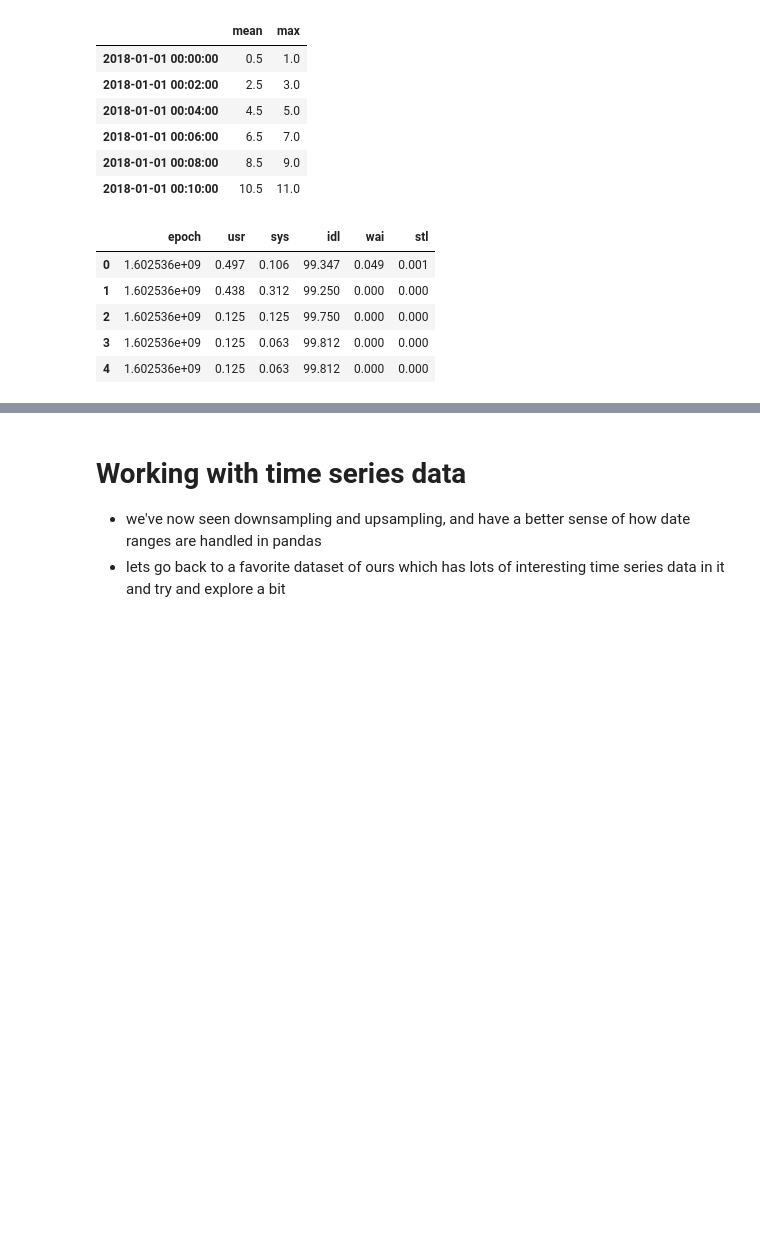
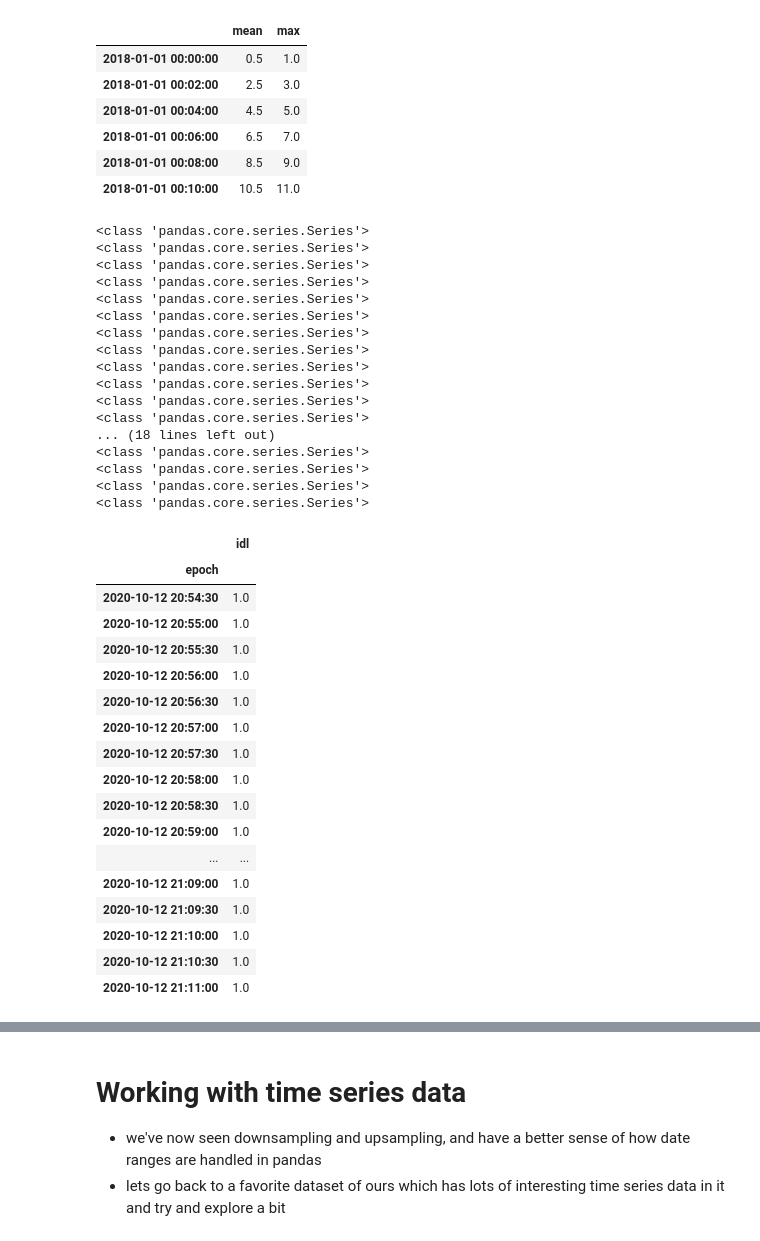
Before and after one commit to cab938/si330_fa20, a Jupyter notebook: 13_timeseries.ipynb, the cells around one changed output, grey strips where cells are left out. Cells and saved outputs as stored; diff of their text form; code cells hidden in the pictures; blank space fills up the shorter version.

```diff
--- a/13_timeseries.ipynb
+++ b/13_timeseries.ipynb
@@ -146,16 +150,64 @@ ts.resample('2min').apply(lambda x: pd.Series({"mean":np.mean(x),"max":np.max(x)
 # %%
 # Inline activity!
 df=pd.read_csv('datasets/si330_dstat.csv',skiprows=5)
 df.head()
 # How do we generate a dataframe which shows the 30 second averages and the
 # standard deviations of the idl (CPU idle) time?
+
+df=df[["epoch","idl"]]
+
+# convert our epoch time into a date time stamp
+df=df.set_index(pd.DatetimeIndex(pd.to_datetime(df["epoch"],unit='s')))
+#delete the old epoch column
+del df["epoch"]
+#df
+
+# let's spot check the mean value
+df.resample("30S").apply(np.mean)
+
+def calculate(frame):
+    print(type(frame))
+    #retval=pd.Series({"average":np.average(frame),
+                      #"std":np.std(frame)[0],
+                      #"number of observations":len(frame)})
+    return 1#retval
+df.resample("30S").apply(calculate)
 # %% [output]
+<class 'pandas.core.series.Series'>
+<class 'pandas.core.series.Series'>
+<class 'pandas.core.series.Series'>
+<class 'pandas.core.series.Series'>
+<class 'pandas.core.series.Series'>
+<class 'pandas.core.series.Series'>
+<class 'pandas.core.series.Series'>
+<class 'pandas.core.series.Series'>
+<class 'pandas.core.series.Series'>
+<class 'pandas.core.series.Series'>
+<class 'pandas.core.series.Series'>
+<class 'pandas.core.series.Series'>
+... (18 lines left out)
+<class 'pandas.core.series.Series'>
+<class 'pandas.core.series.Series'>
+<class 'pandas.core.series.Series'>
+<class 'pandas.core.series.Series'>
-|  | epoch | usr | sys | idl | wai | stl |
-| 0 | 1.602536e+09 | 0.497 | 0.106 | 99.347 | 0.049 | 0.001 |
-| 1 | 1.602536e+09 | 0.438 | 0.312 | 99.250 | 0.000 | 0.000 |
-| 2 | 1.602536e+09 | 0.125 | 0.125 | 99.750 | 0.000 | 0.000 |
-| 3 | 1.602536e+09 | 0.125 | 0.063 | 99.812 | 0.000 | 0.000 |
-| 4 | 1.602536e+09 | 0.125 | 0.063 | 99.812 | 0.000 | 0.000 |
+|  | idl |
+| epoch |  |
+| 2020-10-12 20:54:30 | 1.0 |
+| 2020-10-12 20:55:00 | 1.0 |
+| 2020-10-12 20:55:30 | 1.0 |
+| 2020-10-12 20:56:00 | 1.0 |
+| 2020-10-12 20:56:30 | 1.0 |
+| 2020-10-12 20:57:00 | 1.0 |
+| 2020-10-12 20:57:30 | 1.0 |
+| 2020-10-12 20:58:00 | 1.0 |
+| 2020-10-12 20:58:30 | 1.0 |
+| 2020-10-12 20:59:00 | 1.0 |
+| ... | ... |
+| 2020-10-12 21:09:00 | 1.0 |
+| 2020-10-12 21:09:30 | 1.0 |
+| 2020-10-12 21:10:00 | 1.0 |
+| 2020-10-12 21:10:30 | 1.0 |
+| 2020-10-12 21:11:00 | 1.0 |
 # %%
 # With upsampling there is no need to aggregate.
 
```
Also changed, not shown: parts of 9 cells of this notebook, 6 other files.
